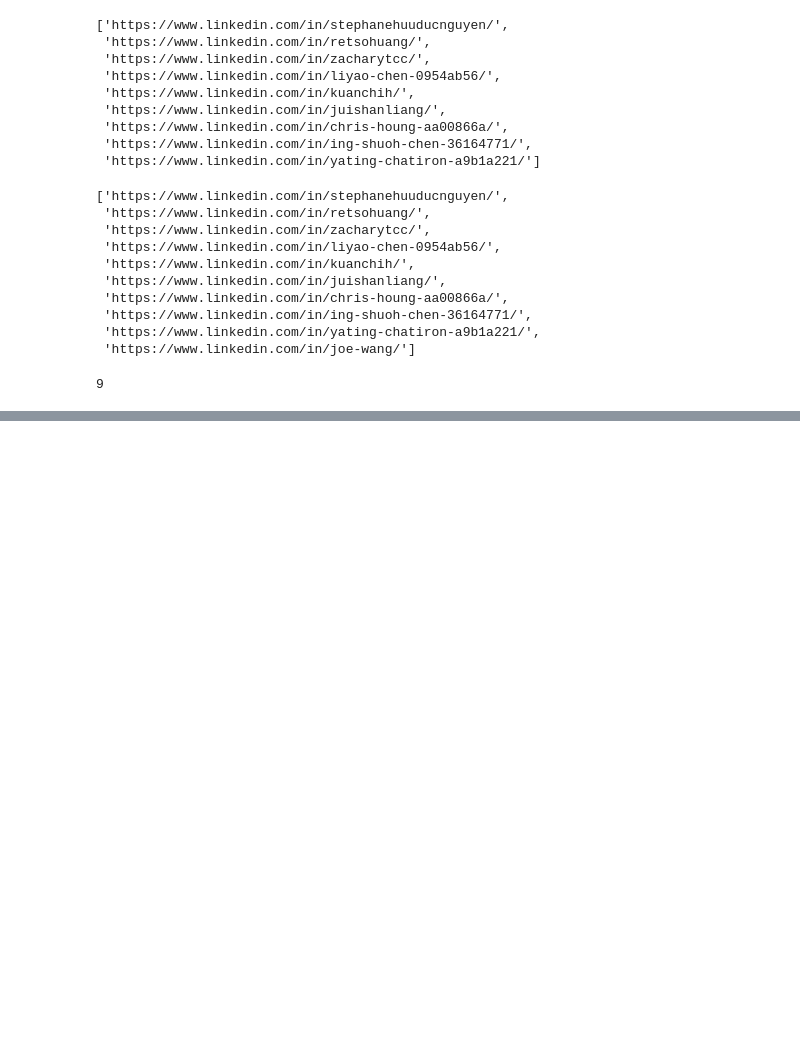
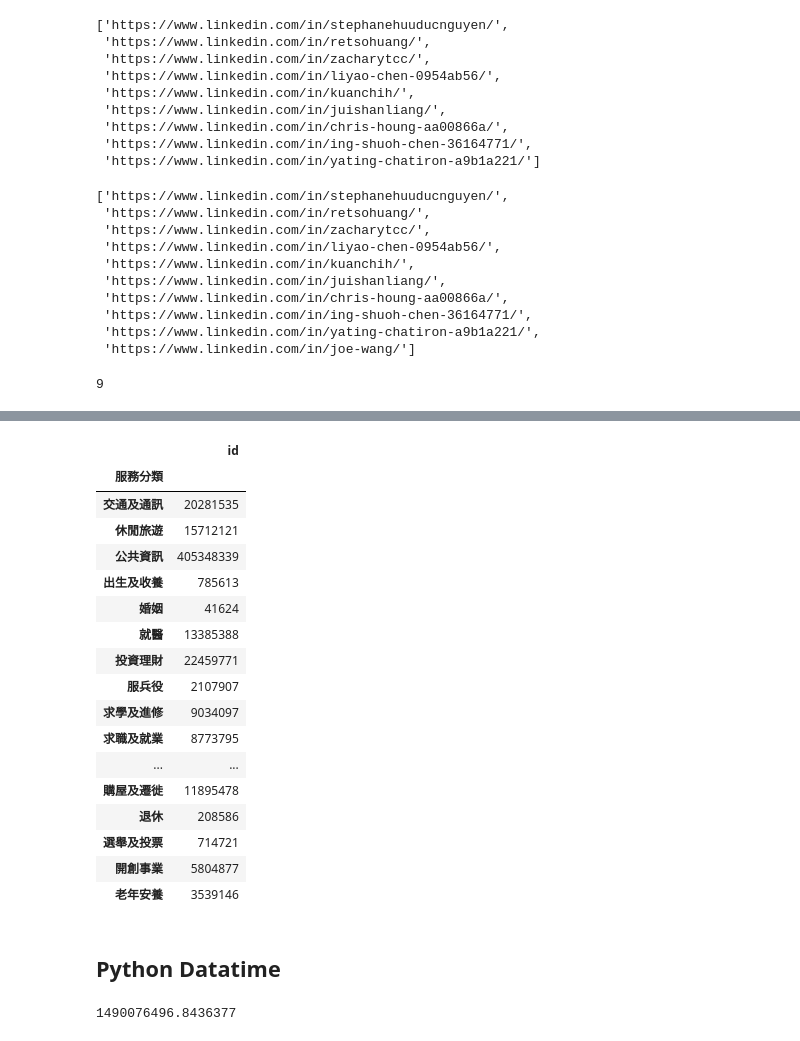
Before and after one commit to ianchen06/ab106, a Jupyter notebook: ab106-3.ipynb, the cells around one changed output, grey strips where cells are left out. Drawn from its saved outputs; the diff is of its cells as text; code cells hidden in the pictures; blank space fills up the shorter version.

```diff
--- a/ab106-3.ipynb
+++ b/ab106-3.ipynb
@@ -372,0 +385,2 @@ browser.find_by_css(".next-text").click()
+# %%
+df = pd.read_csv('./result.csv', error_bad_lines=False)
@@ -372,0 +431,23 @@ browser.find_by_css(".next-text").click()
+# %%
+df.groupby('服務分類').sum()
+# %% [output]
+|  | id |
+| 服務分類 |  |
+| 交通及通訊 | 20281535 |
+| 休閒旅遊 | 15712121 |
+| 公共資訊 | 405348339 |
+| 出生及收養 | 785613 |
+| 婚姻 | 41624 |
+| 就醫 | 13385388 |
+| 投資理財 | 22459771 |
+| 服兵役 | 2107907 |
+| 求學及進修 | 9034097 |
+| 求職及就業 | 8773795 |
+| ... | ... |
+| 購屋及遷徙 | 11895478 |
+| 退休 | 208586 |
+| 選舉及投票 | 714721 |
+| 開創事業 | 5804877 |
+| 老年安養 | 3539146 |
+# %% [markdown]
+## Python Datatime
@@ -372,0 +459,4 @@ browser.find_by_css(".next-text").click()
+# %%
+time.time()
+# %% [output]
+1490076496.8436377
```
Also changed, not shown: parts of 43 cells of this notebook.
